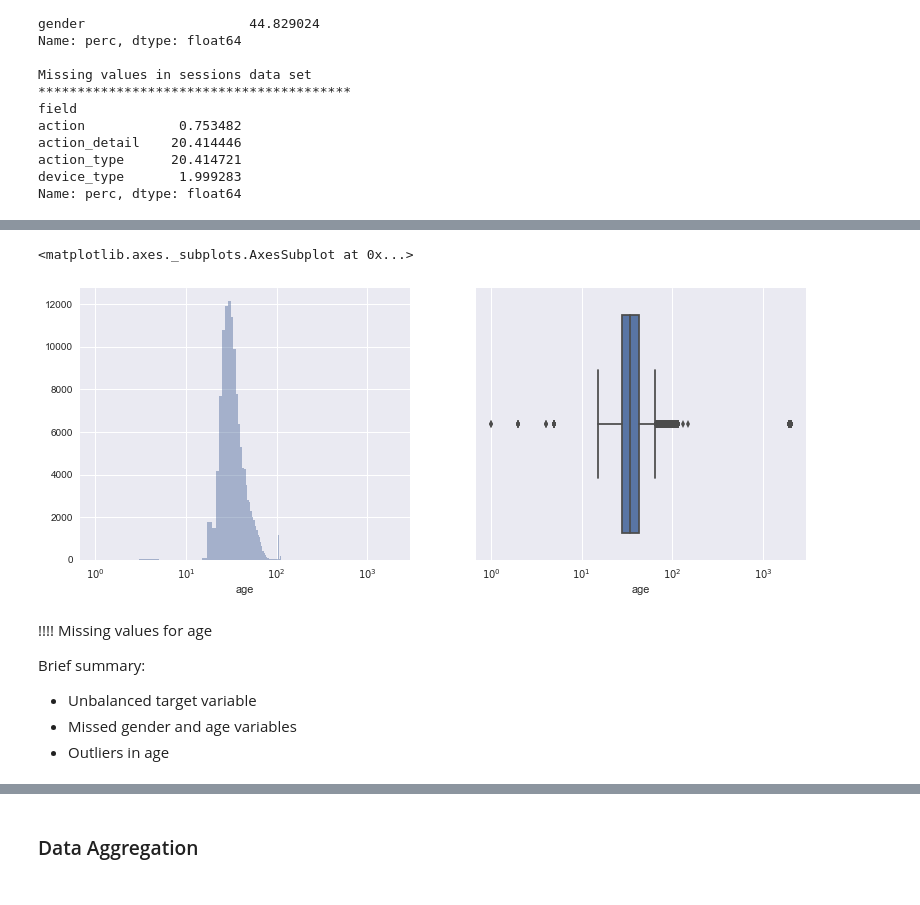
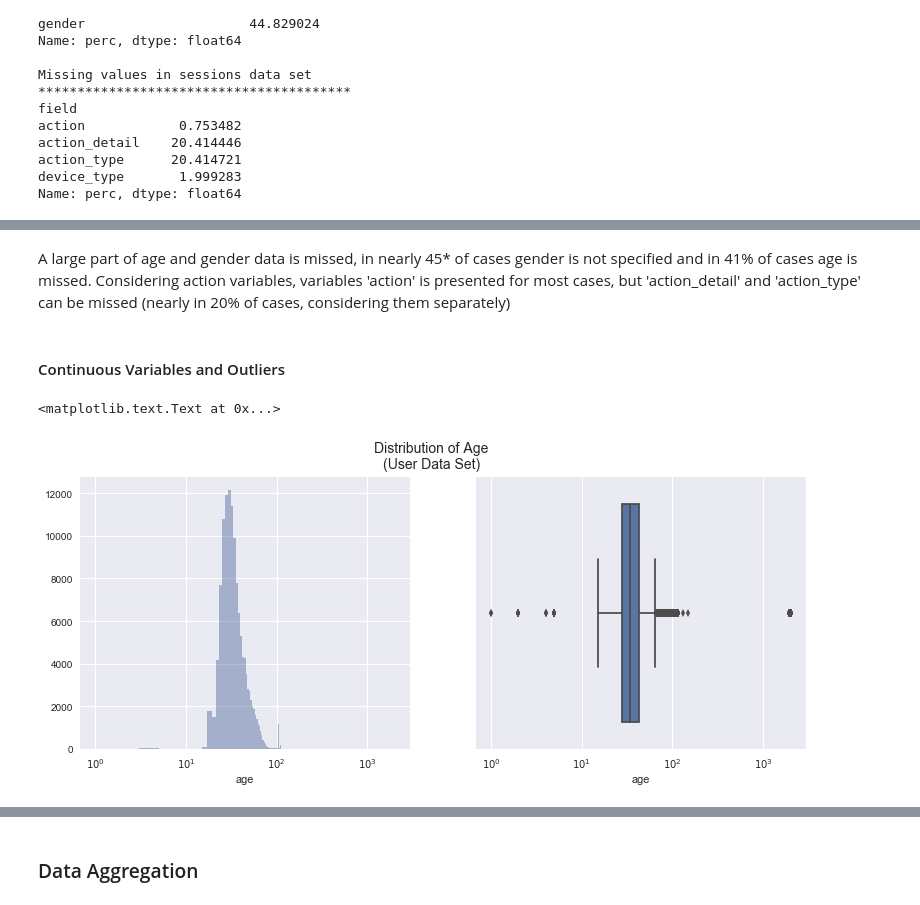
Before and after one commit to tommak/kaggleAirBnb, a Jupyter notebook: analysis/Report.ipynb, the cells around one changed output, grey strips where cells are left out. Cells and saved outputs as stored; diff of their text form; code cells hidden in the pictures.

```diff
--- a/analysis/Report.ipynb
+++ b/analysis/Report.ipynb
@@ -150,17 +178,15 @@ Continious variables and outliers
+# %% [markdown]
+A large part of age and gender data is missed, in nearly 45* of cases gender is not specified and in 41% of cases age is missed. Considering action variables, variables 'action' is presented for most cases, but 'action_detail' and 'action_type' can be missed (nearly in 20% of cases, considering them separately)
+# %% [markdown]
+####  Continuous Variables and Outliers
 # %%
 keep = (users.age.notnull())
 fig, ax = plt.subplots(1,2, figsize=(13,5))
 ax[0].set_xscale('log')
 ax[1].set_xscale('log')
 sns.distplot(users[keep].age, ax=ax[0], bins=1000, kde=False, color= sns.xkcd_rgb["denim blue"])
 sns.boxplot('age', data=users[keep], ax=ax[1])
+fig.suptitle("Distribution of Age\n(User Data Set)\n", fontsize=14)
 # %% [output]
-<matplotlib.axes._subplots.AxesSubplot at 0x...>
+<matplotlib.text.Text at 0x...>
-[figure, old version]
+[figure, new version]
-# %% [markdown]
-!!!! Missing values for age
-
-Brief summary:
- * Unbalanced target variable
- * Missed gender and age variables
- * Outliers in age
```
Also changed, not shown: parts of 47 cells of this notebook, 3 other files.
